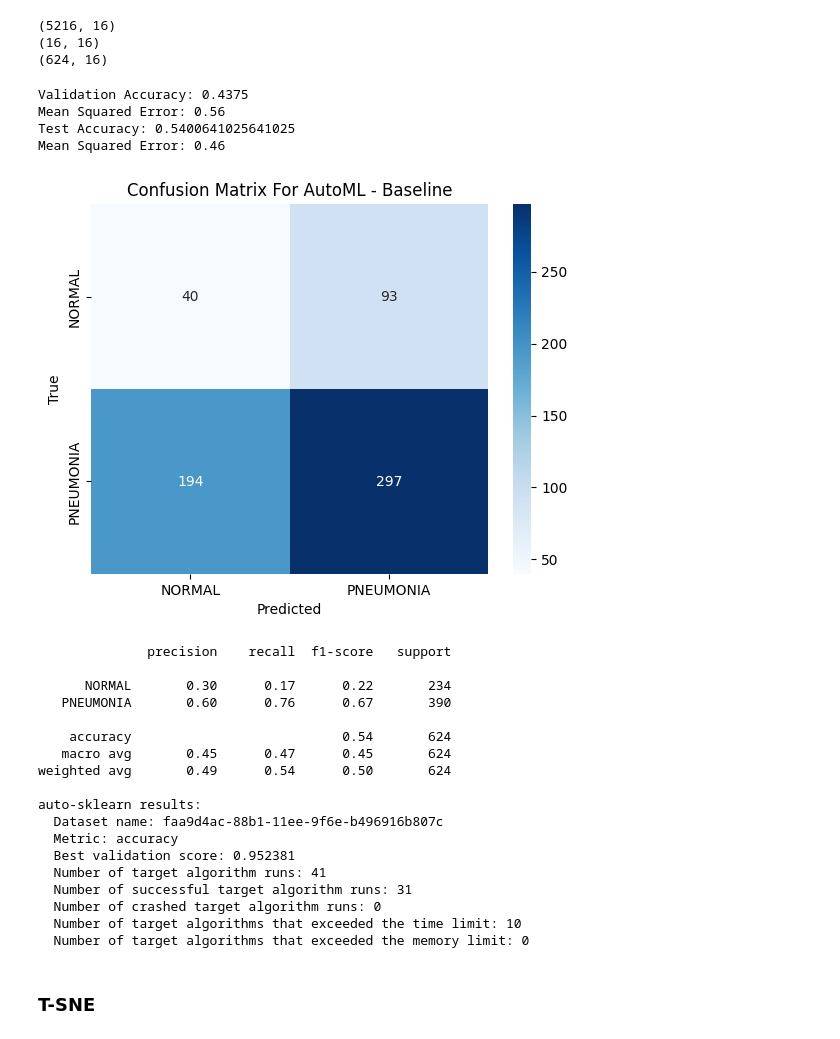
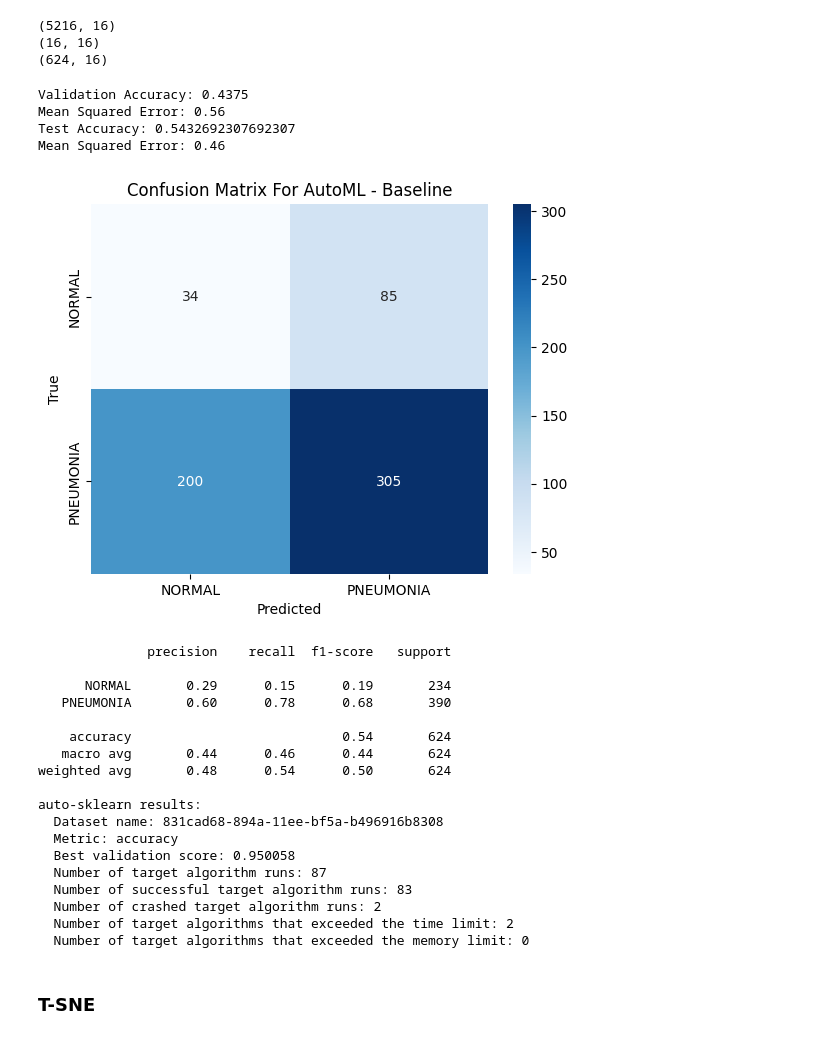
Before and after one commit to dawlattt/denoising-pneumonia, a Jupyter notebook: AutoML/automl_baseline.ipynb, the cells around one changed output. Saved outputs shown, nothing was run; the diff lists cells and outputs as text; code cells hidden in the pictures.

```diff
--- a/AutoML/automl_baseline.ipynb
+++ b/AutoML/automl_baseline.ipynb
@@ -62,8 +62,8 @@ try:
 
     # Define the auto-sklearn classifier
     automl_classifier = autosklearn.classification.AutoSklearnClassifier(
-        time_left_for_this_task=180,
-        per_run_time_limit=60,
+        time_left_for_this_task=300,
+        per_run_time_limit=120,
         ensemble_kwargs={'ensemble_size': 1},
         n_jobs=-1,
         tmp_folder=temp_dir_path,
@@ -143,8 +141,8 @@ try:
 
     # Define the auto-sklearn classifier
     automl_classifier = autosklearn.classification.AutoSklearnClassifier(
-        time_left_for_this_task=120,
-        per_run_time_limit=30,
+        time_left_for_this_task=300,
+        per_run_time_limit=120,
         ensemble_kwargs={'ensemble_size': 1},
         n_jobs=-1,
         tmp_folder=temp_dir_path,
@@ -217,8 +215,8 @@ try:
 
     # Define the auto-sklearn classifier
     automl_classifier = autosklearn.classification.AutoSklearnClassifier(
-        time_left_for_this_task=120,
-        per_run_time_limit=30,
+        time_left_for_this_task=300,
+        per_run_time_limit=120,
         ensemble_kwargs={'ensemble_size': 1},
         n_jobs=-1,
         tmp_folder=temp_dir_path,
@@ -300,56 +298,56 @@ try:
 
     # Define the auto-sklearn classifier
     automl_classifier = autosklearn.classification.AutoSklearnClassifier(
-        time_left_for_this_task=120,
-        per_run_time_limit=30,
+        time_left_for_this_task=300,
+        per_run_time_limit=120,
         ensemble_kwargs={'ensemble_size': 1},
         n_jobs=-1,
         tmp_folder=temp_dir_path,
         delete_tmp_folder_after_terminate=False  # Set this to True if you want to delete the temporary folder after training
     )
 
     # Make predictions on the val set
     automl_classifier.fit(X_train_pca, y_train)
     y_pred_val = automl_classifier.predict(X_val_pca)
 
     # Evaluate the model on the val set
     accuracy_val = sklearn.metrics.accuracy_score(y_val, y_pred_val)
     mse_val = mean_squared_error(y_val, y_pred_val)
     print(f"Validation Accuracy: {accuracy_val}")
     print(f'Mean Squared Error: {mse_val:.2f}')
 
     # Evalutaing the model on the test set
     evaluate(automl_classifier, X_test_pca, y_test)
 
     # Print the auto-sklearn statistics
     print(automl_classifier.sprint_statistics())
 
 finally:
     # Clean up the temporary directory
     shutil.rmtree(temp_dir_path, ignore_errors=True)
 # %% [output]
 Validation Accuracy: 0.4375
 Mean Squared Error: 0.56
-Test Accuracy: 0.5400641025641025
+Test Accuracy: 0.5432692307692307
 Mean Squared Error: 0.46
-[figure, old version]
+[figure, new version]
               precision    recall  f1-score   support
 
-      NORMAL       0.30      0.17      0.22       234
-   PNEUMONIA       0.60      0.76      0.67       390
+      NORMAL       0.29      0.15      0.19       234
+   PNEUMONIA       0.60      0.78      0.68       390
 
     accuracy                           0.54       624
-   macro avg       0.45      0.47      0.45       624
-weighted avg       0.49      0.54      0.50       624
+   macro avg       0.44      0.46      0.44       624
+weighted avg       0.48      0.54      0.50       624
 
 auto-sklearn results:
-  Dataset name: faa9d4ac-88b1-11ee-9f6e-b496916b807c
+  Dataset name: 831cad68-894a-11ee-bf5a-b496916b8308
   Metric: accuracy
-  Best validation score: 0.952381
-  Number of target algorithm runs: 41
-  Number of successful target algorithm runs: 31
-  Number of crashed target algorithm runs: 0
-  Number of target algorithms that exceeded the time limit: 10
+  Best validation score: 0.950058
+  Number of target algorithm runs: 87
+  Number of successful target algorithm runs: 83
+  Number of crashed target algorithm runs: 2
+  Number of target algorithms that exceeded the time limit: 2
   Number of target algorithms that exceeded the memory limit: 0
 # %% [markdown]
 ### T-SNE
```
Also changed, not shown: parts of 5 cells of this notebook, 3 other files.
